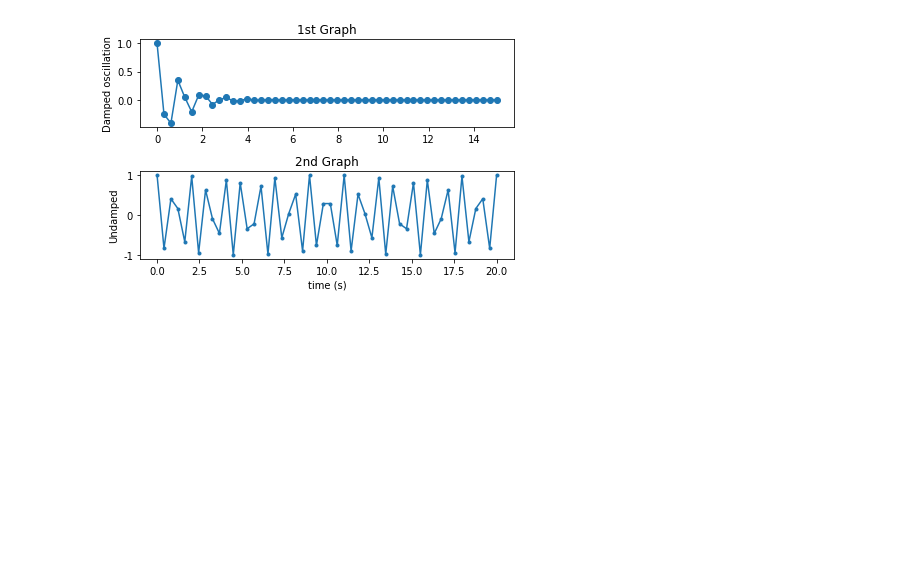
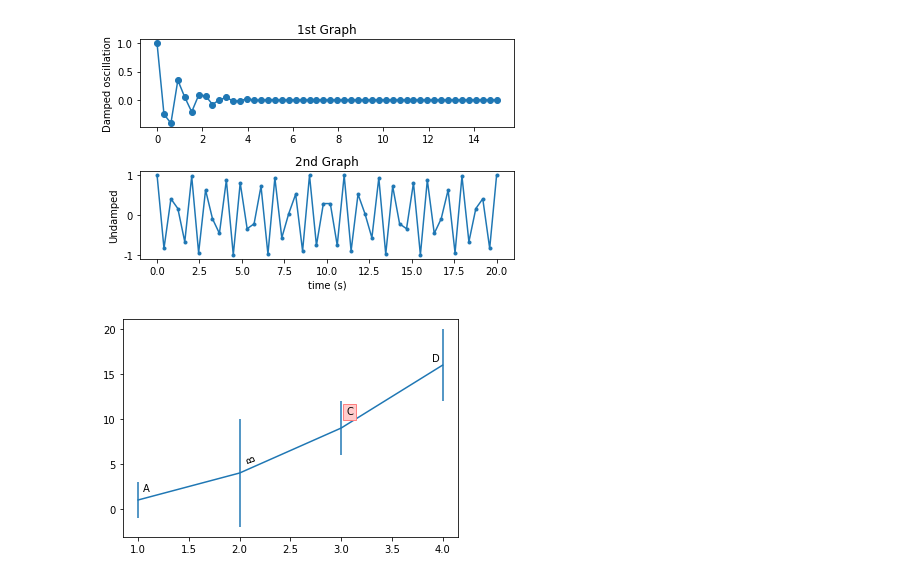
Before and after one commit to JGH94/python_MatplotLib, a Jupyter notebook: python_MatplotLib.ipynb, the cells around one changed output. Cells and saved outputs as stored; diff of their text form; code cells hidden in the pictures; blank space fills up the shorter version.

```diff
--- a/python_MatplotLib.ipynb
+++ b/python_MatplotLib.ipynb
@@ -345,3 +345,22 @@ plt.tight_layout()
 plt.show()
 # %% [output]
 [figure]
+# %%
+# 텍스트 추가
+
+x = [1, 2, 3, 4]
+y = [1, 4, 9, 16]
+yerr = [2, 6, 3, 4] # 편차 중간지점 설정
+
+box1 = {'boxstyle': 'square', # round, square
+        'ec': (1.0, 0.5, 0.5), # 테두리
+        'fc': (1.0, 0.8, 0.8)} # 색상
+
+plt.errorbar(x, y, yerr=yerr)
+plt.text(1.05, 2, "A")
+plt.text(2.05, 5.5, "B",rotation=110) # 회전 추가
+plt.text(3.05, 10.5, "C", bbox=box1)
+plt.text(3.9, 16.5, "D")
+plt.show()
+# %% [output]
+[figure, added]
```
